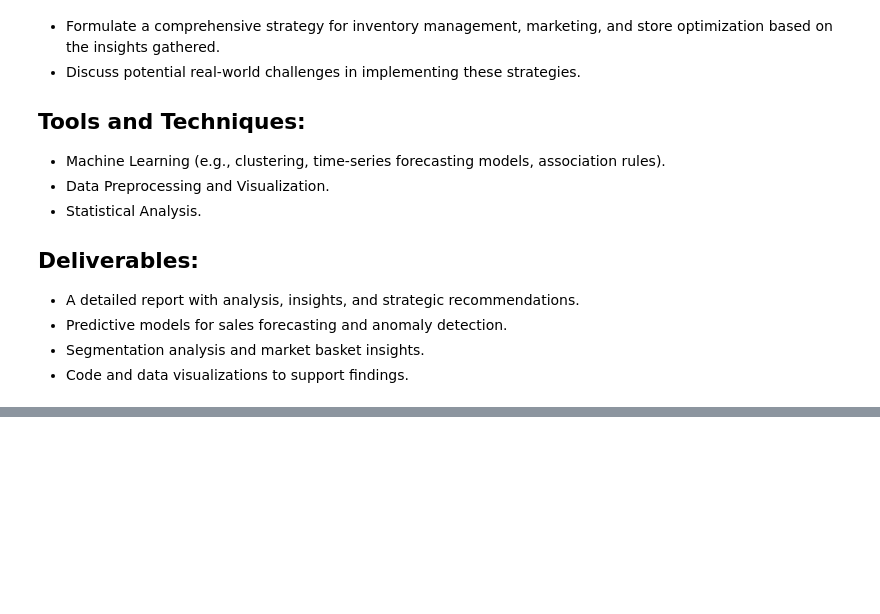
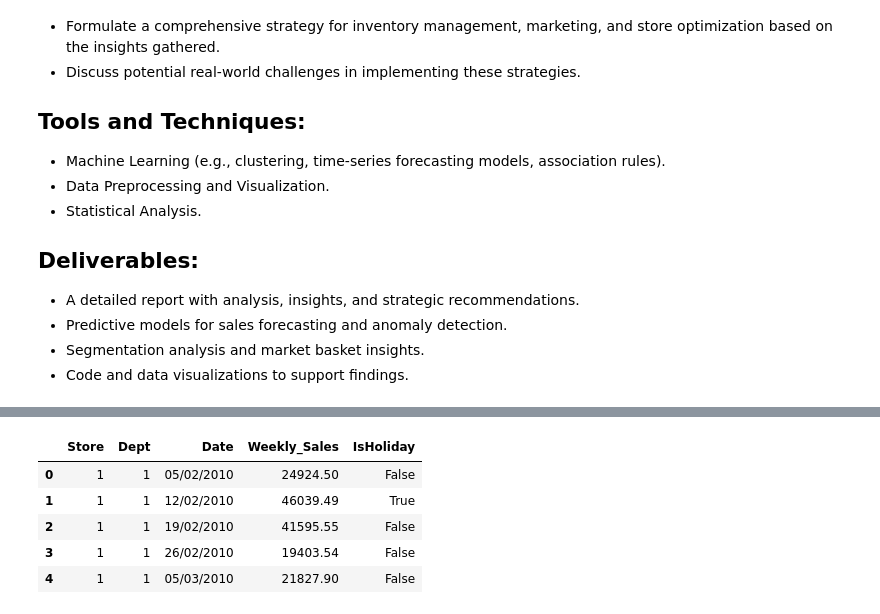
Before and after one commit to Rajesh1505/Capstone-Project-Advanced-Machine-Learning, a Jupyter notebook: Capstone_Project_Advanced_Machine_Learning.ipynb, the cells around one changed output, grey strips where cells are left out. Saved outputs shown, nothing was run; the diff lists cells and outputs as text; code cells hidden in the pictures; blank space fills up the shorter version.

```diff
--- a/Capstone_Project_Advanced_Machine_Learning.ipynb
+++ b/Capstone_Project_Advanced_Machine_Learning.ipynb
@@ -70,0 +150,9 @@ To utilize machine learning and data analysis techniques to optimize store perfo
+# %%
+sales_data_df.head()
+# %% [output]
+|  | Store | Dept | Date | Weekly_Sales | IsHoliday |
+| 0 | 1 | 1 | 05/02/2010 | 24924.50 | False |
+| 1 | 1 | 1 | 12/02/2010 | 46039.49 | True |
+| 2 | 1 | 1 | 19/02/2010 | 41595.55 | False |
+| 3 | 1 | 1 | 26/02/2010 | 19403.54 | False |
+| 4 | 1 | 1 | 05/03/2010 | 21827.90 | False |
```
Also changed, not shown: parts of 17 cells of this notebook.
